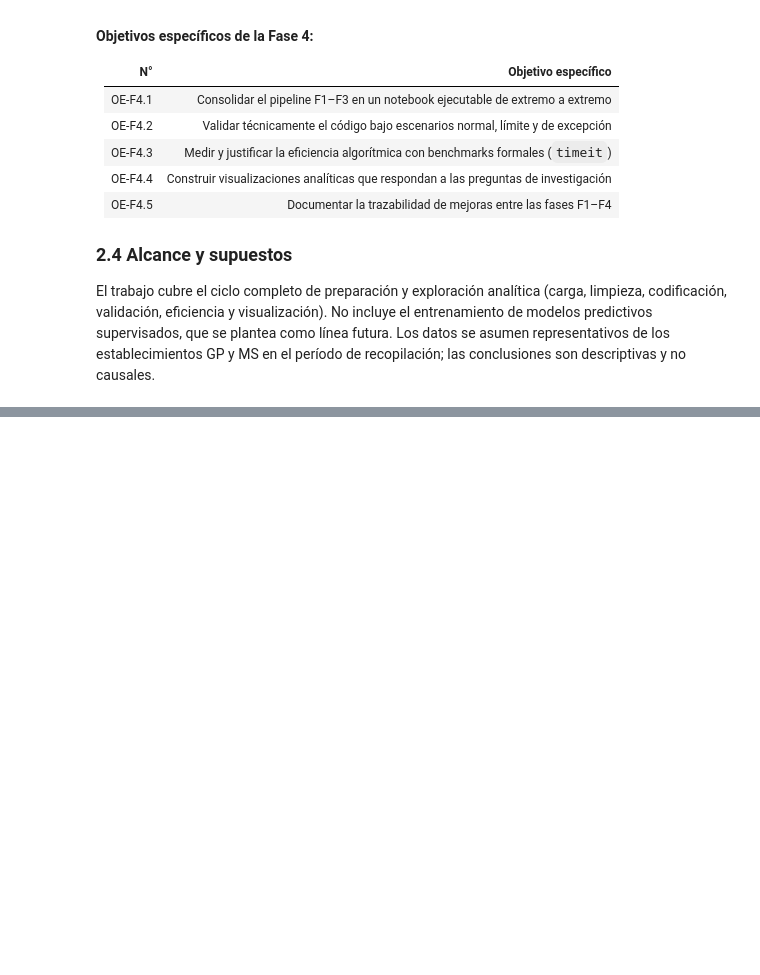
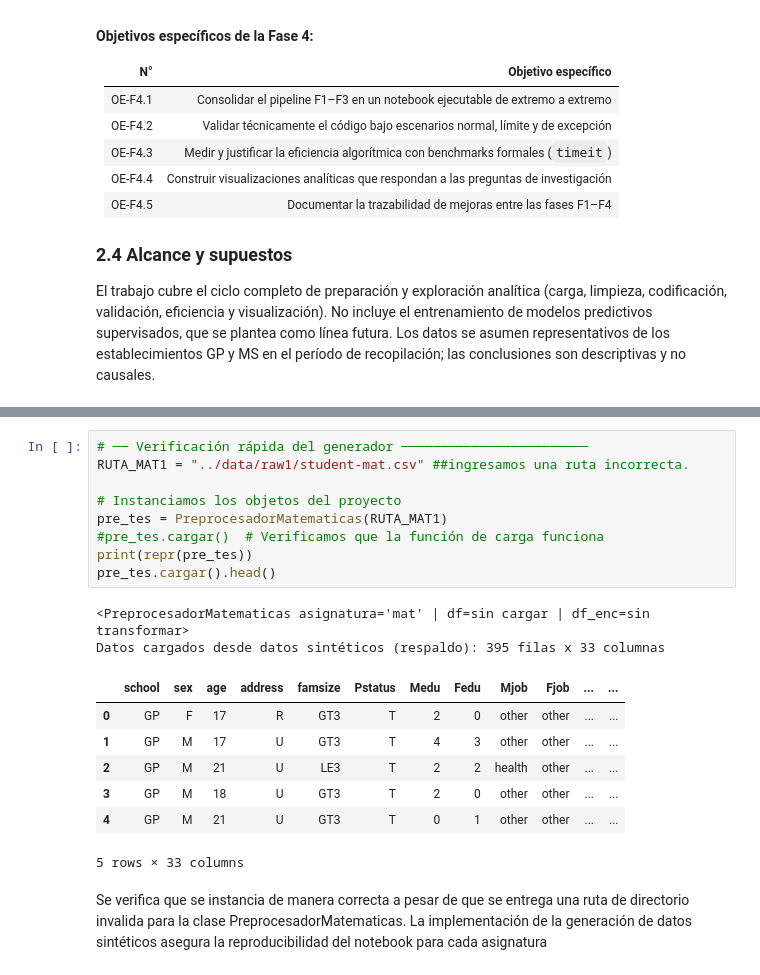
Before and after one commit to ffarina11/proyecto-grupo7-mcdi500, a Jupyter notebook: notebooks/F4_Integracion_Cierre_Tecnico.ipynb, the cells around one changed output, grey strips where cells are left out. Drawn from its saved outputs; the diff is of its cells as text; blank space fills up the shorter version.

Commit message:
feat: F4_Reproducibilidad_y_algoritmos_eficientes

```diff
--- a/notebooks/F4_Integracion_Cierre_Tecnico.ipynb
+++ b/notebooks/F4_Integracion_Cierre_Tecnico.ipynb
@@ -92,0 +182,21 @@ El trabajo cubre el ciclo completo de preparación y exploración analítica (ca
+# %%
+# ── Verificación rápida del generador ────────────────────────
+RUTA_MAT1 = "../data/raw1/student-mat.csv" ##ingresamos una ruta incorrecta.
+
+# Instanciamos los objetos del proyecto
+pre_tes = PreprocesadorMatematicas(RUTA_MAT1)
+#pre_tes.cargar()  # Verificamos que la función de carga funciona
+print(repr(pre_tes))
+pre_tes.cargar().head()
+# %% [output]
+<PreprocesadorMatematicas asignatura='mat' | df=sin cargar | df_enc=sin transformar>
+Datos cargados desde datos sintéticos (respaldo): 395 filas x 33 columnas
+|  | school | sex | age | address | famsize | Pstatus | Medu | Fedu | Mjob | Fjob | ... | ... |
+| 0 | GP | F | 17 | R | GT3 | T | 2 | 0 | other | other | ... | ... |
+| 1 | GP | M | 17 | U | GT3 | T | 4 | 3 | other | other | ... | ... |
+| 2 | GP | M | 21 | U | LE3 | T | 2 | 2 | health | other | ... | ... |
+| 3 | GP | M | 18 | U | GT3 | T | 2 | 0 | other | other | ... | ... |
+| 4 | GP | M | 21 | U | GT3 | T | 0 | 1 | other | other | ... | ... |
+5 rows × 33 columns
+# %% [markdown]
+Se verifica que se instancia de manera correcta a pesar de que se entrega una ruta de directorio invalida para la clase PreprocesadorMatematicas. La implementación de la generación de datos sintéticos asegura la reproducibilidad del notebook para cada asignatura
```
Also changed, not shown: parts of 17 cells of this notebook.
